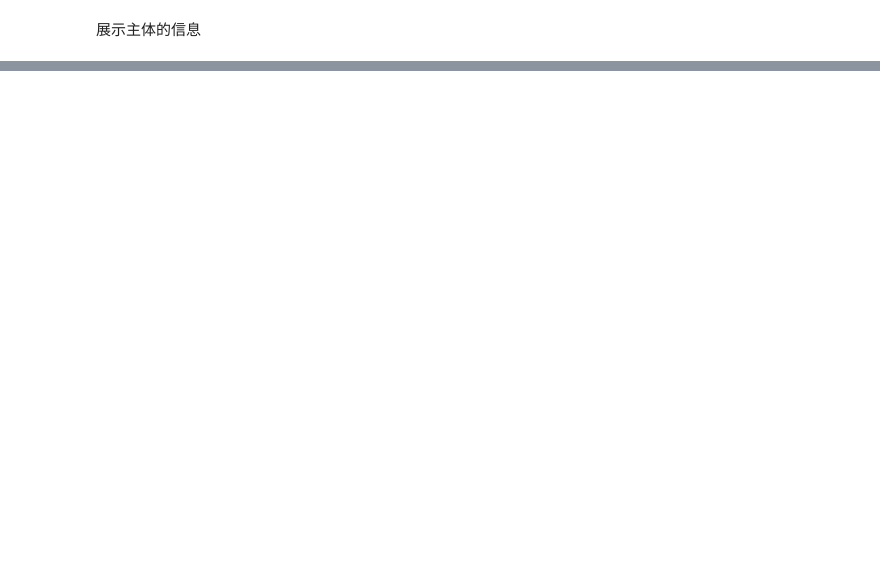
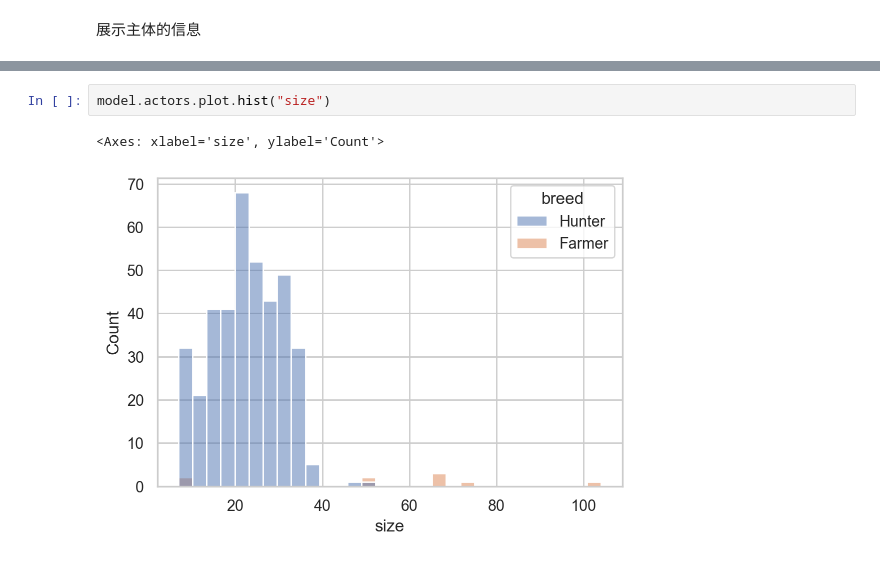
Before and after one commit to SongshGeo/South-China-Livehood-Evolution, a Jupyter notebook: docs/demo.ipynb, the cells around one changed output, grey strips where cells are left out. Cells and saved outputs as stored; diff of their text form; blank space fills up the shorter version.

Commit message:
refactor(project): :recycle: batch multi-process with hydra, plotting hist

```diff
--- a/docs/demo.ipynb
+++ b/docs/demo.ipynb
@@ -119,0 +120,5 @@ model.plot.stack_dynamic()
+# %%
+model.actors.plot.hist("size")
+# %% [output]
+<Axes: xlabel='size', ylabel='Count'>
+[figure, added]
```
Also changed, not shown: parts of 13 cells of this notebook, 6 other files.
